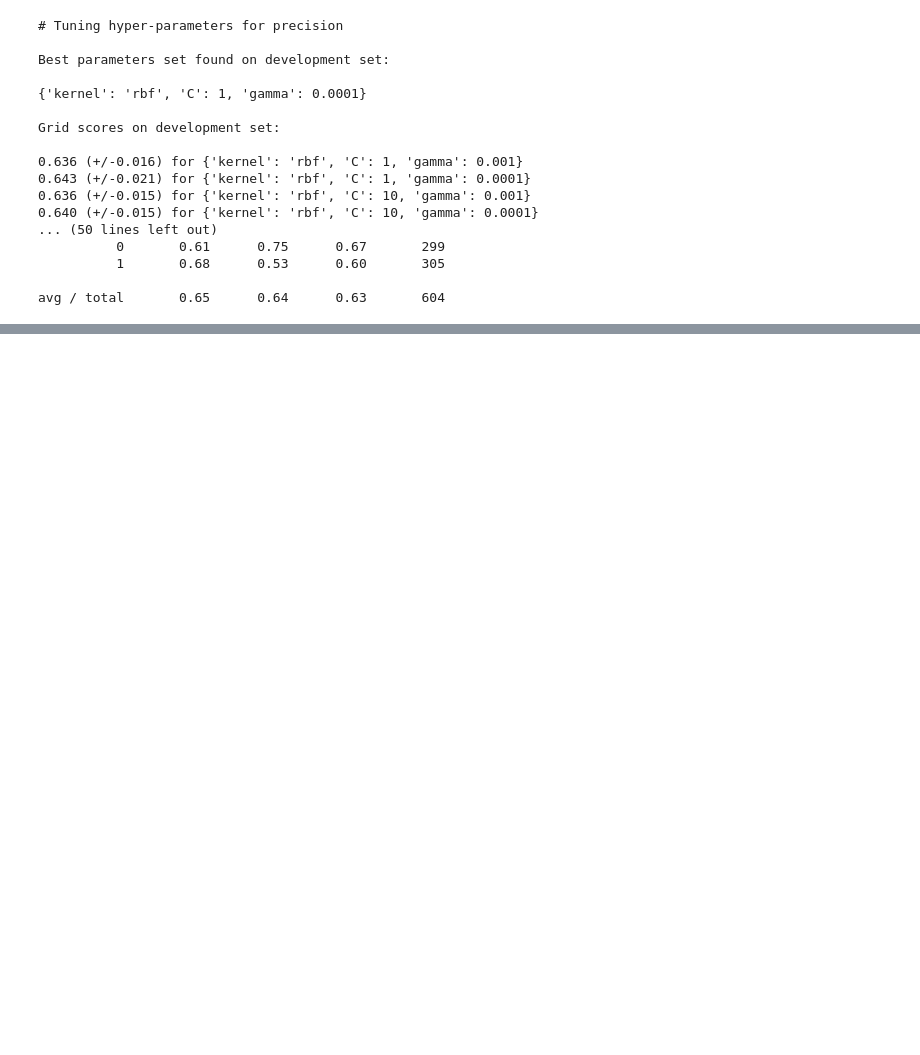
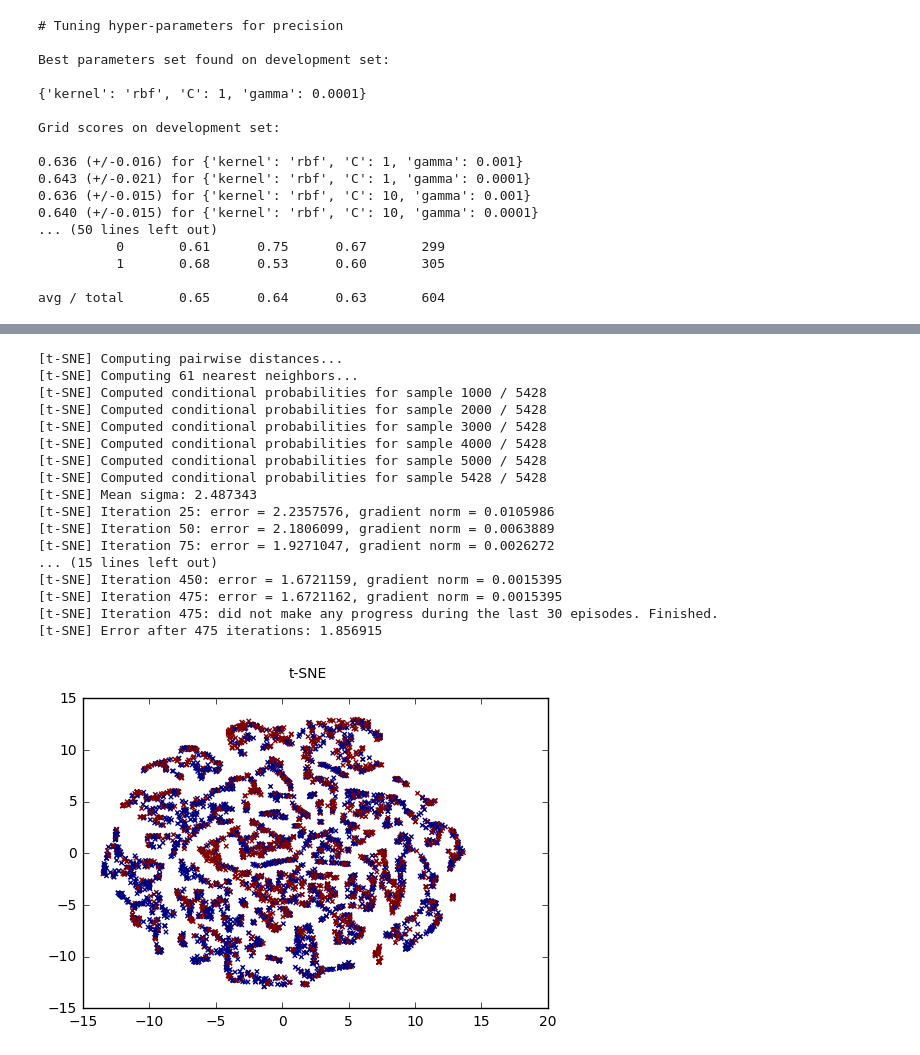
Before and after one commit to philippmuench/plasmidminer, a Jupyter notebook: train.ipynb, the cells around one changed output, grey strips where cells are left out. Cells and saved outputs as stored; diff of their text form; code cells hidden in the pictures; blank space fills up the shorter version.

```diff
--- a/train.ipynb
+++ b/train.ipynb
@@ -274,7 +277,7 @@ for clf, label in zip(all_clf, clf_labels):
     print("ROC AUC: %0.2f (+/- %0.2f) [%s]"
           % (scores.mean(), scores.std(), label))
 # %%
-pipe = clf.fit(X_train, y_train)
+pipe = mv_clf.fit(X_train, y_train)
 # %%
 import cPickle
 with open('model.pkl', 'wb') as fid:
@@ -308,8 +311,8 @@ for score in scores:
     print("# Tuning hyper-parameters for %s" % score)
     print()
 
-    clf = GridSearchCV(SVC(C=1), tuned_parameters, cv=5,
-                       scoring='%s_macro' % score, n_jobs=40)
+    clf = GridSearchCV(SVC(C=1), tuned_parameters, cv=3,
+                       scoring='%s_macro' % score, n_jobs=-1)
     clf.fit(X_train, y_train)
 
     print("Best parameters set found on development set:")
@@ -359,15 +356,0 @@ ImportError: No module named skrvm
-# %%
-import pickle
-import re
-import os
-
-# train
-print('train classifier')
-rf_mod = RandomForestClassifier(n_estimators=1000)
-rf_mod.fit(X_train, y_train)
-mv_clf2 = MajorityVoteClassifier(classifiers=[pipe1, clf2, pipe3])
-mv_clf2.fit(X_train, y_train)
-
-pickle.dump(rf_mod, open('RandomForestClassifier.pkl', 'wb'), protocol = 2)
-pickle.dump(mv_clf2, open('dat/model.pkl', 'wb'), protocol = 2)
-print('classifier saved')
@@ -539,6 +517,39 @@ ax.w_yaxis.set_ticklabels([])
 ax.w_zaxis.set_ticklabels([])
 
 plt.show()
+# %%
+from sklearn.decomposition import PCA
+from sklearn.manifold import TSNE
+import matplotlib.pyplot as plt
+
+#X_pca = PCA().fit_transform(X_train)
+
+X_tsne = TSNE(n_components=2, perplexity=20, verbose=2, early_exaggeration=9).fit_transform(X_train)
+#Y = tsne.fit_transform(y_train)
+
+plt.suptitle("t-SNE")
+
+plt.scatter(X_tsne[:,0], X_tsne [:,1], 10, y_train, marker="x")
+plt.show()
+# %% [output]
+[t-SNE] Computing pairwise distances...
+[t-SNE] Computing 61 nearest neighbors...
+[t-SNE] Computed conditional probabilities for sample 1000 / 5428
+[t-SNE] Computed conditional probabilities for sample 2000 / 5428
+[t-SNE] Computed conditional probabilities for sample 3000 / 5428
+[t-SNE] Computed conditional probabilities for sample 4000 / 5428
+[t-SNE] Computed conditional probabilities for sample 5000 / 5428
+[t-SNE] Computed conditional probabilities for sample 5428 / 5428
+[t-SNE] Mean sigma: 2.487343
+[t-SNE] Iteration 25: error = 2.2357576, gradient norm = 0.0105986
+[t-SNE] Iteration 50: error = 2.1806099, gradient norm = 0.0063889
+[t-SNE] Iteration 75: error = 1.9271047, gradient norm = 0.0026272
+... (15 lines left out)
+[t-SNE] Iteration 450: error = 1.6721159, gradient norm = 0.0015395
+[t-SNE] Iteration 475: error = 1.6721162, gradient norm = 0.0015395
+[t-SNE] Iteration 475: did not make any progress during the last 30 episodes. Finished.
+[t-SNE] Error after 475 iterations: 1.856915
+[figure, added]
 # %%
 from sklearn.cross_validation import train_test_split, KFold
 from sklearn.lda import LDA
```
Also changed, not shown: parts of 5 cells of this notebook.
